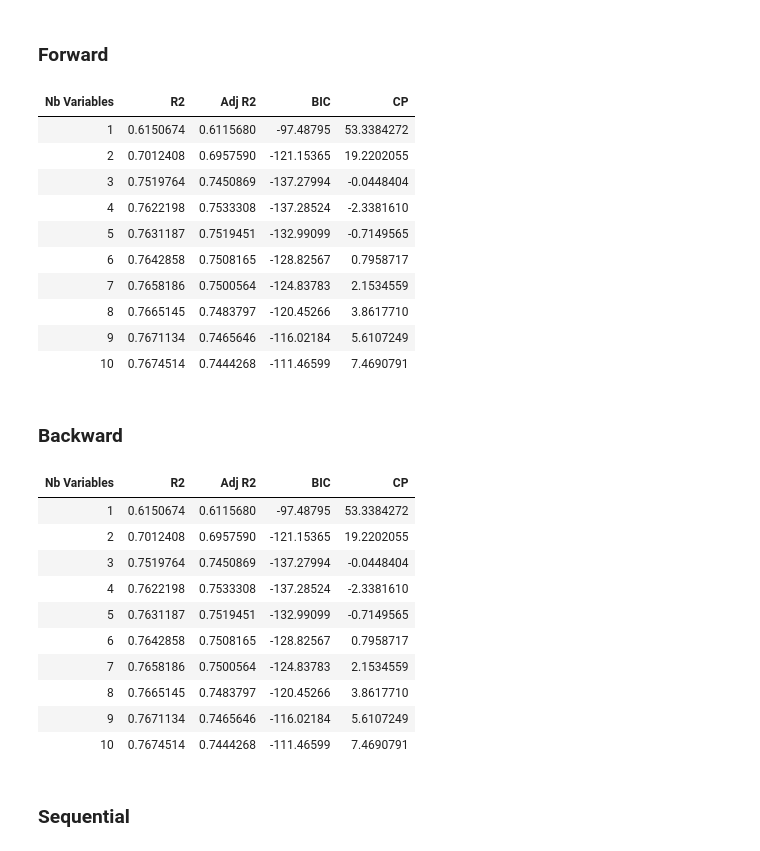
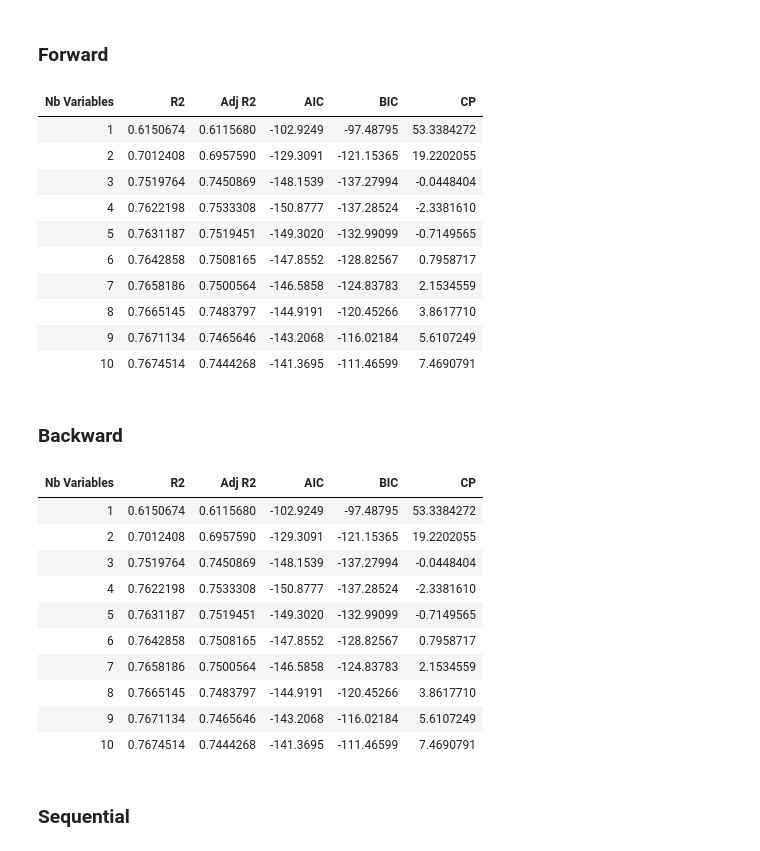
Before and after one commit to eunice-data/esiea, a Jupyter notebook: Modelisation/Ozone.ipynb, the cells around one changed output. Cells and saved outputs as stored; diff of their text form; code cells hidden in the pictures.

Commit message:
Add AIC calculation in Ozone.ipynb

```diff
--- a/Modelisation/Ozone.ipynb
+++ b/Modelisation/Ozone.ipynb
@@ -60,27 +60,33 @@ We determined that with only one vector, the variable that builds the best linea
 # %%
 best_models_10_forward <- regsubsets(maxO3~.,
                                     ozone_df,
                                     nvmax =10,
                                     method = "forward")
 a<-summary(best_models_10_forward)
 
+aic <- c()
+
+for(i in 1:10) {
+    aic[i] <- a$bic[i] + (2 - log(nrow(ozone_df)))*(i+1)
+}
+
 out_df <- data.frame(row.names <- 1:10,
-                     a$rsq, a$adjr2, a$bic, a$cp)
-colnames(out_df) <- c("Nb Variables", "R2", "Adj R2", "BIC", "CP")
+                     a$rsq, a$adjr2, aic, a$bic, a$cp)
+colnames(out_df) <- c("Nb Variables", "R2", "Adj R2", "AIC", "BIC", "CP")
 
 out_df
 # %% [output]
-| Nb Variables | R2 | Adj R2 | BIC | CP |
-| 1 | 0.6150674 | 0.6115680 | -97.48795 | 53.3384272 |
-| 2 | 0.7012408 | 0.6957590 | -121.15365 | 19.2202055 |
-| 3 | 0.7519764 | 0.7450869 | -137.27994 | -0.0448404 |
-| 4 | 0.7622198 | 0.7533308 | -137.28524 | -2.3381610 |
-| 5 | 0.7631187 | 0.7519451 | -132.99099 | -0.7149565 |
-| 6 | 0.7642858 | 0.7508165 | -128.82567 | 0.7958717 |
-| 7 | 0.7658186 | 0.7500564 | -124.83783 | 2.1534559 |
-| 8 | 0.7665145 | 0.7483797 | -120.45266 | 3.8617710 |
-| 9 | 0.7671134 | 0.7465646 | -116.02184 | 5.6107249 |
-| 10 | 0.7674514 | 0.7444268 | -111.46599 | 7.4690791 |
+| Nb Variables | R2 | Adj R2 | AIC | BIC | CP |
+| 1 | 0.6150674 | 0.6115680 | -102.9249 | -97.48795 | 53.3384272 |
+| 2 | 0.7012408 | 0.6957590 | -129.3091 | -121.15365 | 19.2202055 |
+| 3 | 0.7519764 | 0.7450869 | -148.1539 | -137.27994 | -0.0448404 |
+| 4 | 0.7622198 | 0.7533308 | -150.8777 | -137.28524 | -2.3381610 |
+| 5 | 0.7631187 | 0.7519451 | -149.3020 | -132.99099 | -0.7149565 |
+| 6 | 0.7642858 | 0.7508165 | -147.8552 | -128.82567 | 0.7958717 |
+| 7 | 0.7658186 | 0.7500564 | -146.5858 | -124.83783 | 2.1534559 |
+| 8 | 0.7665145 | 0.7483797 | -144.9191 | -120.45266 | 3.8617710 |
+| 9 | 0.7671134 | 0.7465646 | -143.2068 | -116.02184 | 5.6107249 |
+| 10 | 0.7674514 | 0.7444268 | -141.3695 | -111.46599 | 7.4690791 |
 # %% [markdown]
 ### Backward
 # %%
@@ -90,23 +96,29 @@ best_models_10_backward <- regsubsets(maxO3~.,
                                     method = "backward")
 a<-summary(best_models_10_forward)
 
+aic <- c()
+
+for(i in 1:10) {
+    aic[i] <- a$bic[i] + (2 - log(nrow(ozone_df)))*(i+1)
+}
+
 out_df <- data.frame(row.names <- 1:10,
-                     a$rsq, a$adjr2, a$bic, a$cp)
-colnames(out_df) <- c("Nb Variables", "R2", "Adj R2", "BIC", "CP")
+                     a$rsq, a$adjr2, aic, a$bic, a$cp)
+colnames(out_df) <- c("Nb Variables", "R2", "Adj R2", "AIC", "BIC", "CP")
 
 out_df
 # %% [output]
-| Nb Variables | R2 | Adj R2 | BIC | CP |
-| 1 | 0.6150674 | 0.6115680 | -97.48795 | 53.3384272 |
-| 2 | 0.7012408 | 0.6957590 | -121.15365 | 19.2202055 |
-| 3 | 0.7519764 | 0.7450869 | -137.27994 | -0.0448404 |
-| 4 | 0.7622198 | 0.7533308 | -137.28524 | -2.3381610 |
-| 5 | 0.7631187 | 0.7519451 | -132.99099 | -0.7149565 |
-| 6 | 0.7642858 | 0.7508165 | -128.82567 | 0.7958717 |
-| 7 | 0.7658186 | 0.7500564 | -124.83783 | 2.1534559 |
-| 8 | 0.7665145 | 0.7483797 | -120.45266 | 3.8617710 |
-| 9 | 0.7671134 | 0.7465646 | -116.02184 | 5.6107249 |
-| 10 | 0.7674514 | 0.7444268 | -111.46599 | 7.4690791 |
+| Nb Variables | R2 | Adj R2 | AIC | BIC | CP |
+| 1 | 0.6150674 | 0.6115680 | -102.9249 | -97.48795 | 53.3384272 |
+| 2 | 0.7012408 | 0.6957590 | -129.3091 | -121.15365 | 19.2202055 |
+| 3 | 0.7519764 | 0.7450869 | -148.1539 | -137.27994 | -0.0448404 |
+| 4 | 0.7622198 | 0.7533308 | -150.8777 | -137.28524 | -2.3381610 |
+| 5 | 0.7631187 | 0.7519451 | -149.3020 | -132.99099 | -0.7149565 |
+| 6 | 0.7642858 | 0.7508165 | -147.8552 | -128.82567 | 0.7958717 |
+| 7 | 0.7658186 | 0.7500564 | -146.5858 | -124.83783 | 2.1534559 |
+| 8 | 0.7665145 | 0.7483797 | -144.9191 | -120.45266 | 3.8617710 |
+| 9 | 0.7671134 | 0.7465646 | -143.2068 | -116.02184 | 5.6107249 |
+| 10 | 0.7674514 | 0.7444268 | -141.3695 | -111.46599 | 7.4690791 |
 # %% [markdown]
 ### Sequential
 # %%
```
Also changed, not shown: parts of 2 cells of this notebook.
